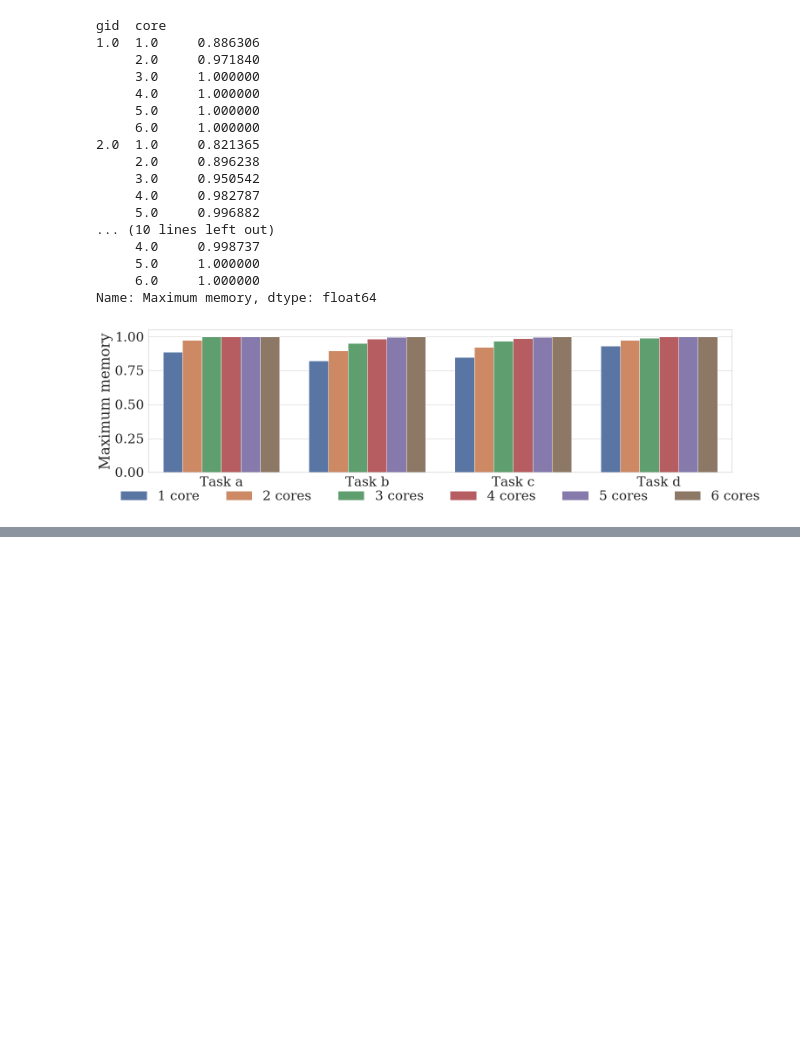
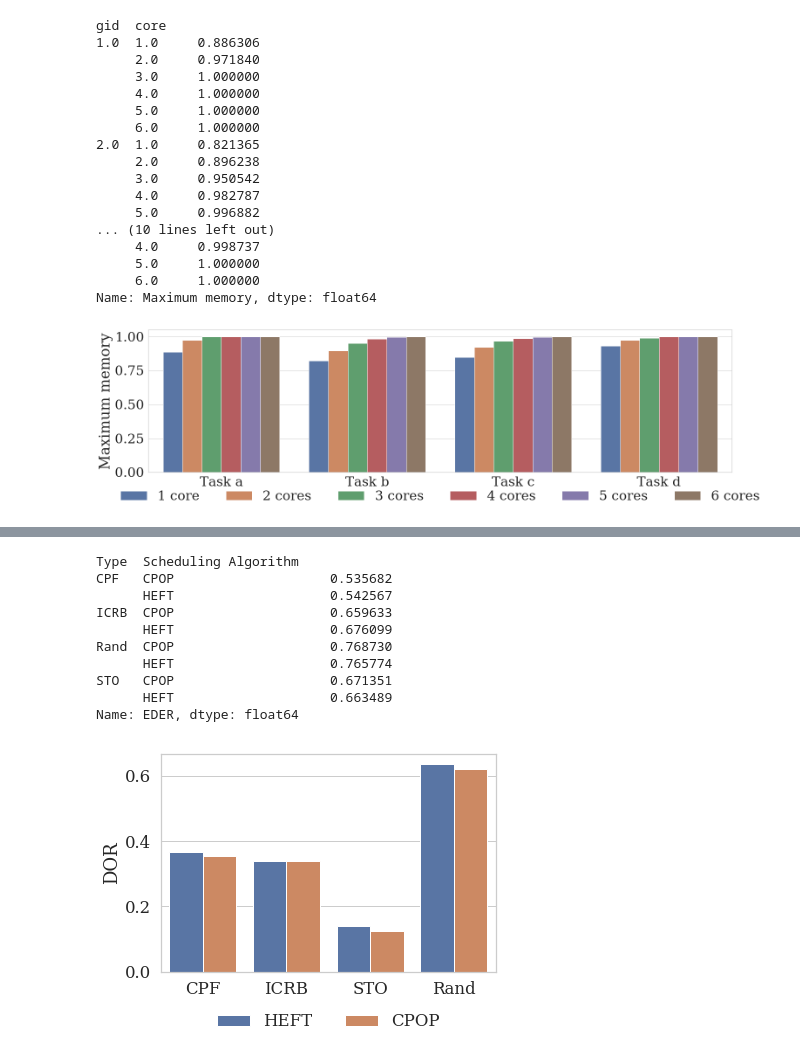
Before and after one commit to MrZhang1994/EC-framework, a Jupyter notebook: gty/src/df_results/new_notebook.ipynb, the cells around one changed output, grey strips where cells are left out. Saved outputs shown, nothing was run; the diff lists cells and outputs as text; code cells hidden in the pictures; blank space fills up the shorter version.

```diff
--- a/gty/src/df_results/new_notebook.ipynb
+++ b/gty/src/df_results/new_notebook.ipynb
@@ -422,0 +449,14 @@ Name: Maximum memory, dtype: float64
+# %%
+draw_sched_cmp(1,'Type','DOR',df)
+# %% [output]
+Type  Scheduling Algorithm
+CPF   CPOP                    0.535682
+      HEFT                    0.542567
+ICRB  CPOP                    0.659633
+      HEFT                    0.676099
+Rand  CPOP                    0.768730
+      HEFT                    0.765774
+STO   CPOP                    0.671351
+      HEFT                    0.663489
+Name: EDER, dtype: float64
+[figure, added]
```
Also changed, not shown: parts of 6 cells of this notebook, 2 other files.
